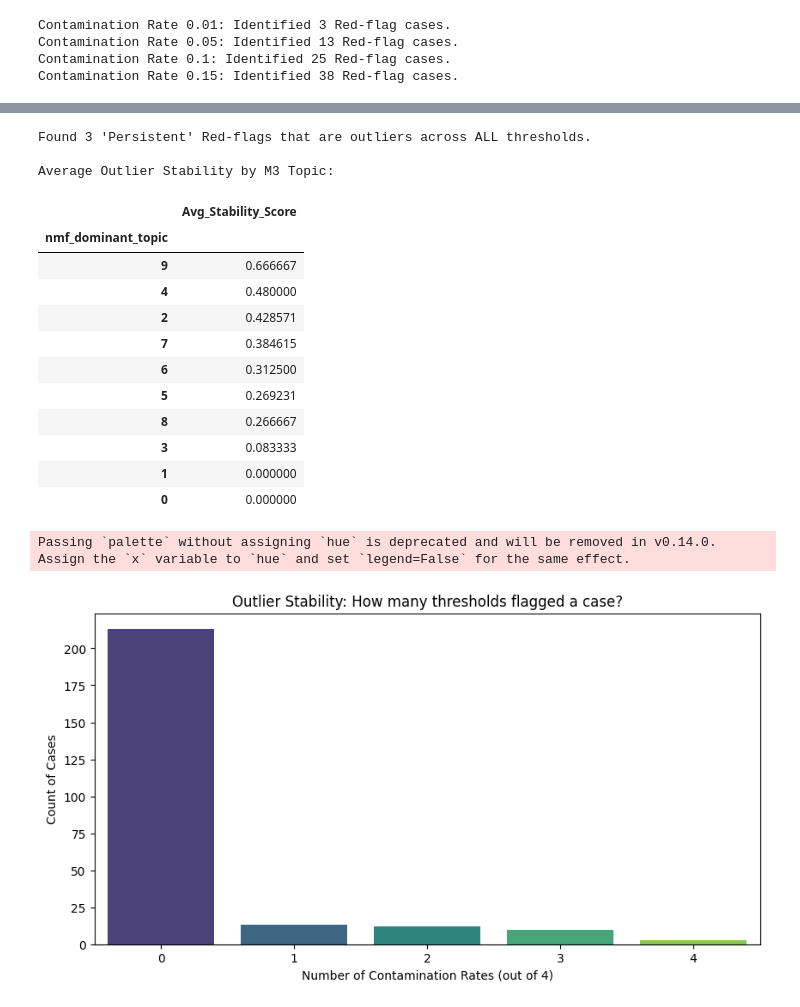
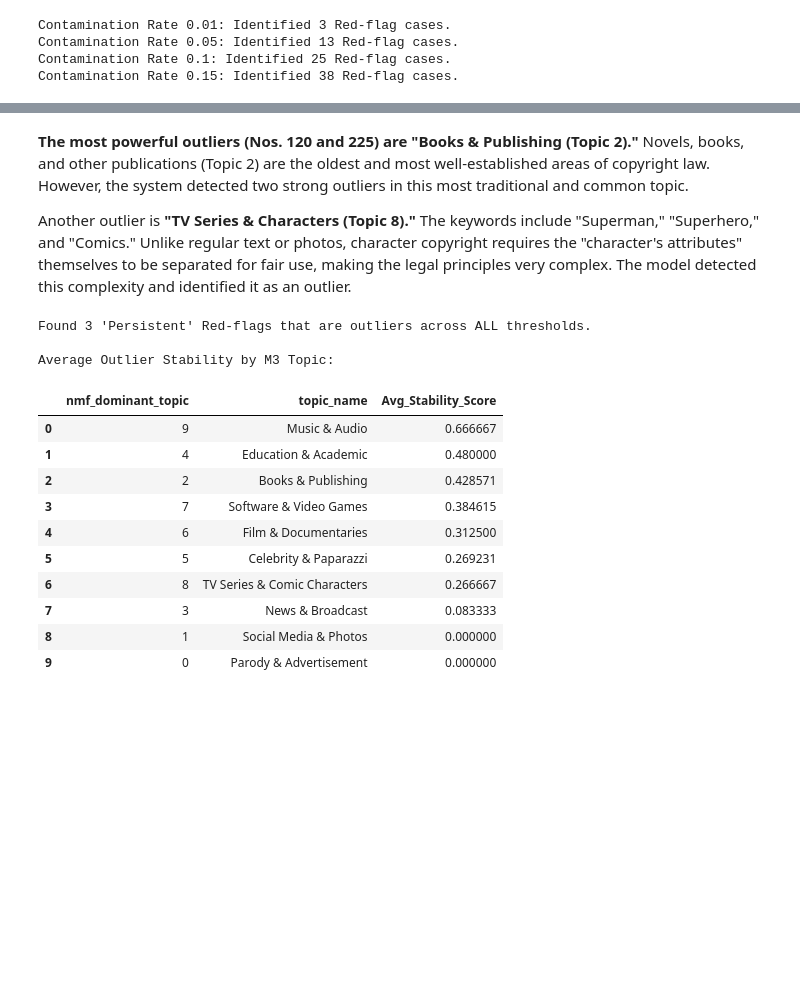
Before and after one commit to mqanaq/BA820-B1-Team13, a Jupyter notebook: Suji/Suji_Kim_BA820_M4.ipynb, the cells around one changed output, grey strips where cells are left out. Drawn from its saved outputs; the diff is of its cells as text; code cells hidden in the pictures; blank space fills up the shorter version.

```diff
--- a/Suji/Suji_Kim_BA820_M4.ipynb
+++ b/Suji/Suji_Kim_BA820_M4.ipynb
@@ -316,0 +327,16 @@ We use consensus between models to identify the most reliable red-flag cases. Fu
+# %%
+# Assign labels based on K=10 NMF topic keywords derived from M3
+topic_labels = {
+    0: "Parody & Advertisement",
+    1: "Social Media & Photos",
+    2: "Books & Publishing",
+    3: "News & Broadcast",
+    4: "Education & Academic",
+    5: "Celebrity & Paparazzi",
+    6: "Film & Documentaries",
+    7: "Software & Video Games",
+    8: "TV Series & Comic Characters",
+    9: "Music & Audio"
+}
+
+fair_use_findings['topic_name'] = fair_use_findings['nmf_dominant_topic'].map(topic_labels)
@@ -434,48 +487,42 @@ Contamination Rate 0.15: Identified 38 Red-flag cases.
+# %% [markdown]
+**The most powerful outliers (Nos. 120 and 225) are "Books & Publishing (Topic 2)."** Novels, books, and other publications (Topic 2) are the oldest and most well-established areas of copyright law. However, the system detected two strong outliers in this most traditional and common topic.
+
+Another outlier is **"TV Series & Characters (Topic 8)."** The keywords include "Superman," "Superhero," and "Comics." Unlike regular text or photos, character copyright requires the "character's attributes" themselves to be separated for fair use, making the legal principles very complex. The model detected this complexity and identified it as an outlier.
 # %%
 # Tracking Outlier Stability
 test_rates = [0.01, 0.05, 0.10, 0.15]
 tuning_results = pd.DataFrame(index=fair_use_findings.index)
 
 for rate in test_rates:
     temp_model = IsolationForest(contamination=rate, random_state=42)
     # 1: outlier, 0: normal
     tuning_results[f'rate_{rate}'] = (temp_model.fit_predict(X_scaled_m4) == -1).astype(int)
 
 # Stability Score
 fair_use_findings['outlier_stability'] = tuning_results.sum(axis=1)
 
 # Persistent Outliers
 # These are cases that remain outliers even when the criteria are very strict (low contamination)
 persistent_red_flags = fair_use_findings[fair_use_findings['outlier_stability'] == len(test_rates)]
 print(f"Found {len(persistent_red_flags)} 'Persistent' Red-flags that are outliers across ALL thresholds.")
 
 # Comparison with M3 Topics (The "Synergy" Check)
-topic_stability = fair_use_findings.groupby('nmf_dominant_topic')['outlier_stability'].mean().sort_values(ascending=False)
+topic_stability = fair_use_findings.groupby(['nmf_dominant_topic', 'topic_name'])['outlier_stability'].mean().sort_values(ascending=False)
+print("\nAverage Outlier Stability by M3 Topic:")
 
-print("\nAverage Outlier Stability by M3 Topic:")
-display(topic_stability.to_frame(name='Avg_Stability_Score'))
-
-plt.figure(figsize=(10, 5))
-sns.countplot(x='outlier_stability', data=fair_use_findings, palette='viridis')
-plt.title('Outlier Stability: How many thresholds flagged a case?')
-plt.xlabel('Number of Contamination Rates (out of 4)')
-plt.ylabel('Count of Cases')
-plt.show()
+display(topic_stability.reset_index(name='Avg_Stability_Score'))
 # %% [output]
 Found 3 'Persistent' Red-flags that are outliers across ALL thresholds.
 
 Average Outlier Stability by M3 Topic:
-|  | Avg_Stability_Score |
-| nmf_dominant_topic |  |
-| 9 | 0.666667 |
-| 4 | 0.480000 |
-| 2 | 0.428571 |
-| 7 | 0.384615 |
-| 6 | 0.312500 |
-| 5 | 0.269231 |
-| 8 | 0.266667 |
-| 3 | 0.083333 |
-| 1 | 0.000000 |
-| 0 | 0.000000 |
+|  | nmf_dominant_topic | topic_name | Avg_Stability_Score |
+| 0 | 9 | Music & Audio | 0.666667 |
+| 1 | 4 | Education & Academic | 0.480000 |
+| 2 | 2 | Books & Publishing | 0.428571 |
+| 3 | 7 | Software & Video Games | 0.384615 |
+| 4 | 6 | Film & Documentaries | 0.312500 |
+| 5 | 5 | Celebrity & Paparazzi | 0.269231 |
+| 6 | 8 | TV Series & Comic Characters | 0.266667 |
+| 7 | 3 | News & Broadcast | 0.083333 |
+| 8 | 1 | Social Media & Photos | 0.000000 |
+| 9 | 0 | Parody & Advertisement | 0.000000 |
-Passing `palette` without assigning `hue` is deprecated and will be removed in v0.14.0. Assign the `x` variable to `hue` and set `legend=False` for the same effect.
-[figure, removed]
```
Also changed, not shown: parts of 24 cells of this notebook.
